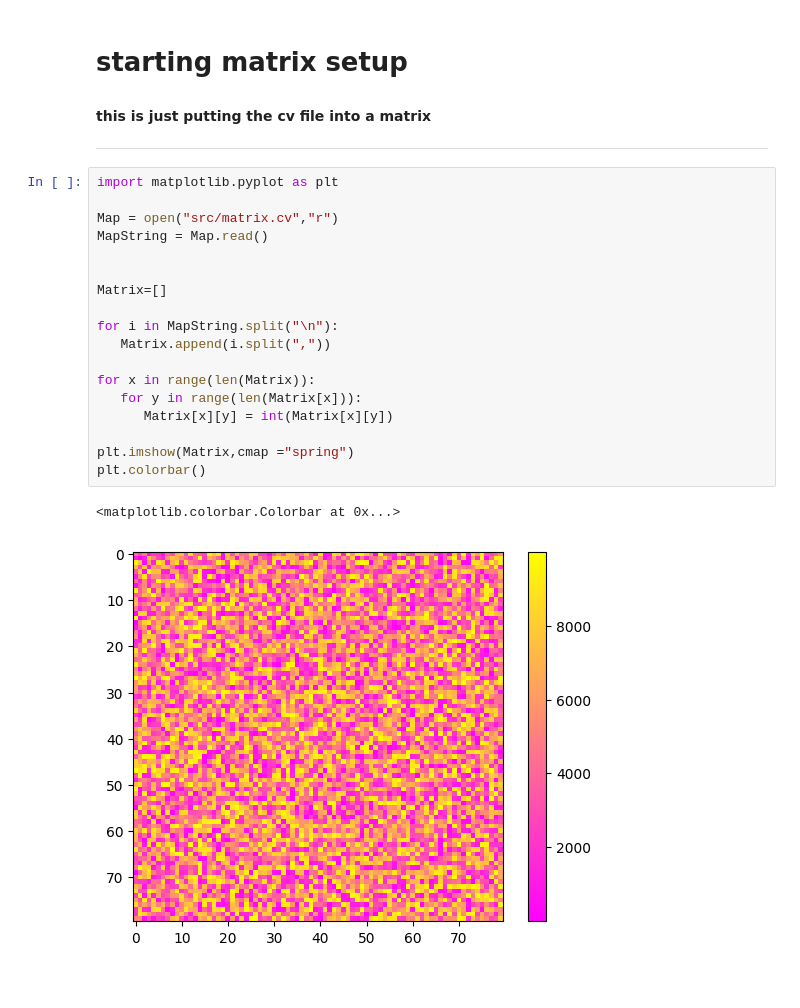
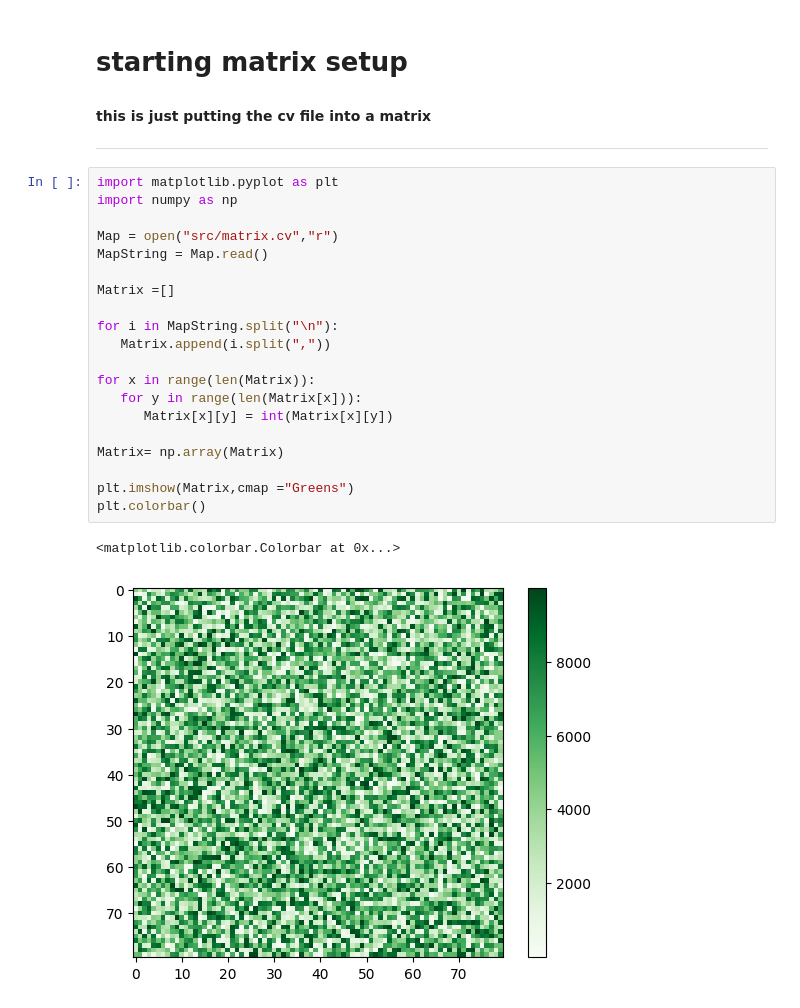
Before and after one commit to R-Matta-1/ProjectEulerProblems, a Jupyter notebook: Problems81-83/problem83.ipynb, the cells around one changed output. Cells and saved outputs as stored; diff of their text form.

```diff
--- a/Problems81-83/problem83.ipynb
+++ b/Problems81-83/problem83.ipynb
@@ -18,22 +18,24 @@ Find the minimal path sum from the top left to the bottom right by moving left,
 ---
 # %%
 import matplotlib.pyplot as plt
+import numpy as np
 
 Map = open("src/matrix.cv","r")
 MapString = Map.read()
 
-
-Matrix=[]
+Matrix =[]
 
 for i in MapString.split("\n"):
    Matrix.append(i.split(","))
 
 for x in range(len(Matrix)):
    for y in range(len(Matrix[x])):
       Matrix[x][y] = int(Matrix[x][y])
 
-plt.imshow(Matrix,cmap ="spring")
+Matrix= np.array(Matrix)
+
+plt.imshow(Matrix,cmap ="Greens")
 plt.colorbar()
 # %% [output]
 <matplotlib.colorbar.Colorbar at 0x...>
-[figure, old version]
+[figure, new version]
```
Also changed, not shown: parts of 1 cell of this notebook, 3 other files.
